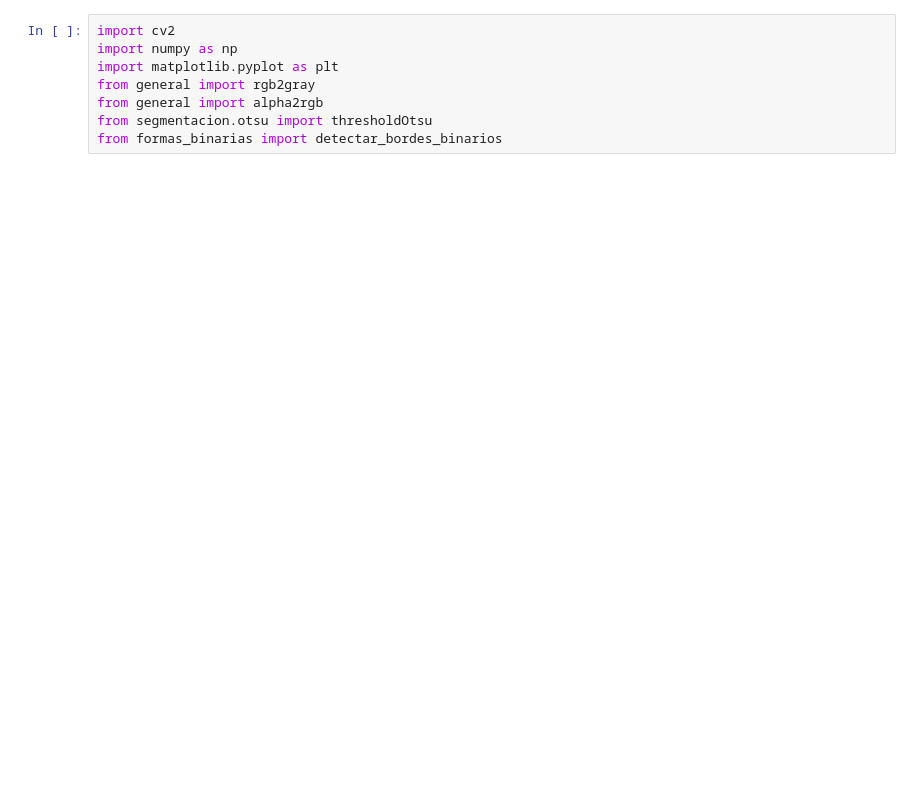
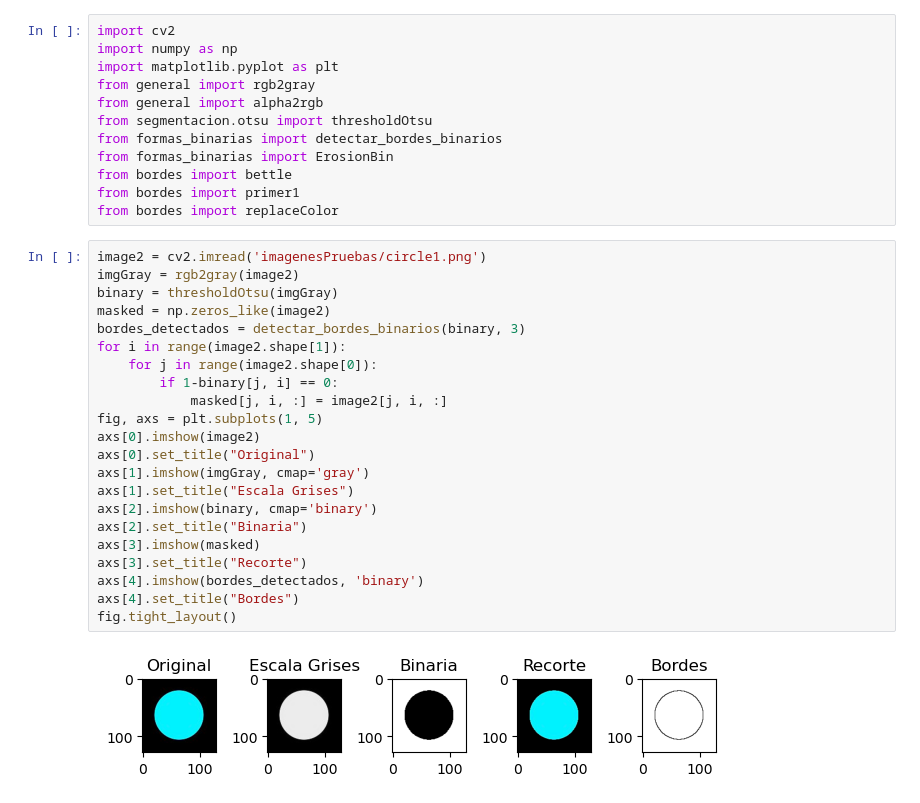
Before and after one commit to DiegoCastr00/VisionArtificial, a Jupyter notebook: Practica2-2.ipynb, the cells around one changed output. Cells and saved outputs as stored; diff of their text form; blank space fills up the shorter version.

```diff
--- a/Practica2-2.ipynb
+++ b/Practica2-2.ipynb
@@ -6,3 +6,31 @@ from general import rgb2gray
 from general import alpha2rgb
 from segmentacion.otsu import thresholdOtsu
 from formas_binarias import detectar_bordes_binarios
+from formas_binarias import ErosionBin
+from bordes import bettle
+from bordes import primer1
+from bordes import replaceColor
+# %%
+image2 = cv2.imread('imagenesPruebas/circle1.png')
+imgGray = rgb2gray(image2)
+binary = thresholdOtsu(imgGray)
+masked = np.zeros_like(image2)
+bordes_detectados = detectar_bordes_binarios(binary, 3)
+for i in range(image2.shape[1]):
+    for j in range(image2.shape[0]):
+        if 1-binary[j, i] == 0:
+            masked[j, i, :] = image2[j, i, :]
+fig, axs = plt.subplots(1, 5)
+axs[0].imshow(image2)
+axs[0].set_title("Original")
+axs[1].imshow(imgGray, cmap='gray')
+axs[1].set_title("Escala Grises")
+axs[2].imshow(binary, cmap='binary')
+axs[2].set_title("Binaria")
+axs[3].imshow(masked)
+axs[3].set_title("Recorte")
+axs[4].imshow(bordes_detectados, 'binary')
+axs[4].set_title("Bordes")
+fig.tight_layout()
+# %% [output]
+[figure, added]
```
Also changed, not shown: parts of 23 cells of this notebook.
